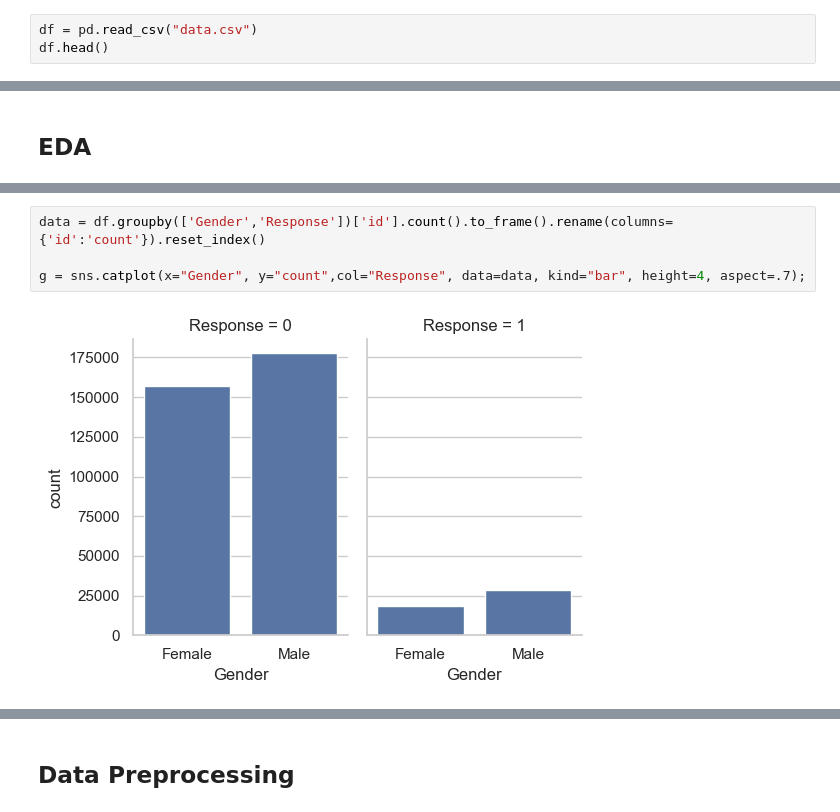
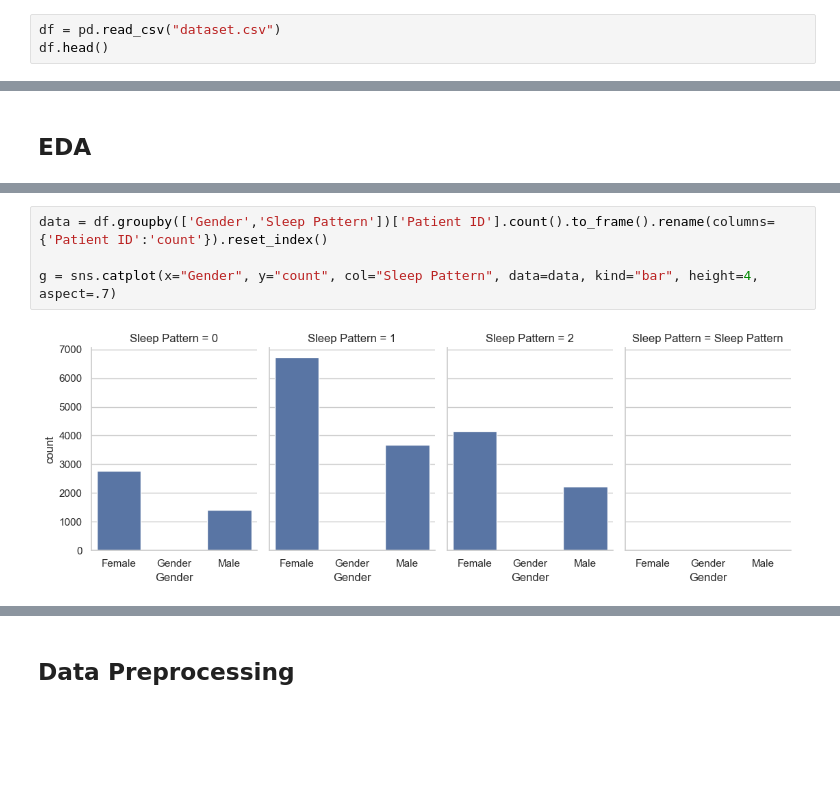
Before and after one commit to nsgowebjavaprog/NS-Davakhane, a Jupyter notebook: notebook/exp-notebook.ipynb, the cells around one changed output, grey strips where cells are left out. Saved outputs shown, nothing was run; the diff lists cells and outputs as text; blank space fills up the shorter version.

```diff
--- a/notebook/exp-notebook.ipynb
+++ b/notebook/exp-notebook.ipynb
@@ -89,6 +108,6 @@ warnings.filterwarnings("ignore")
 # %% [markdown]
 ## Import Dataset
 # %%
-df = pd.read_csv("data.csv")
+df = pd.read_csv("dataset.csv")
 df.head()
 # %% [output]
@@ -230,7 +236,7 @@ plt.show()
 # %%
-data = df.groupby(['Gender','Response'])['id'].count().to_frame().rename(columns={'id':'count'}).reset_index()
+data = df.groupby(['Gender','Sleep Pattern'])['Patient ID'].count().to_frame().rename(columns={'Patient ID':'count'}).reset_index()
 
-g = sns.catplot(x="Gender", y="count",col="Response", data=data, kind="bar", height=4, aspect=.7);
+g = sns.catplot(x="Gender", y="count", col="Sleep Pattern", data=data, kind="bar", height=4, aspect=.7)
 # %% [output]
-[figure, old version]
+[figure, new version]
 # %%
```
Also changed, not shown: parts of 37 cells of this notebook, 2 other files.
